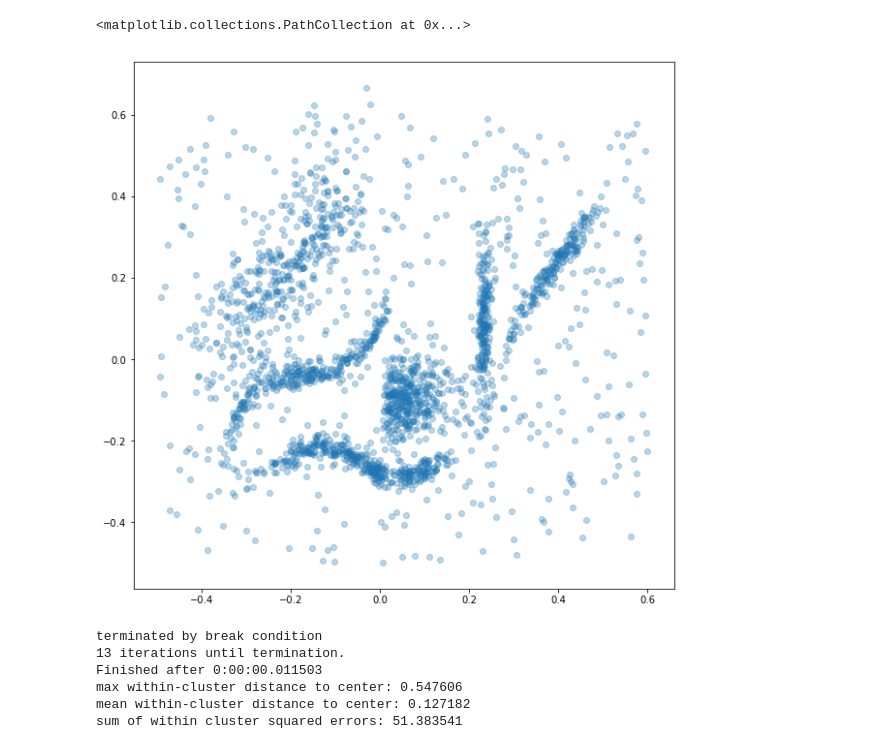
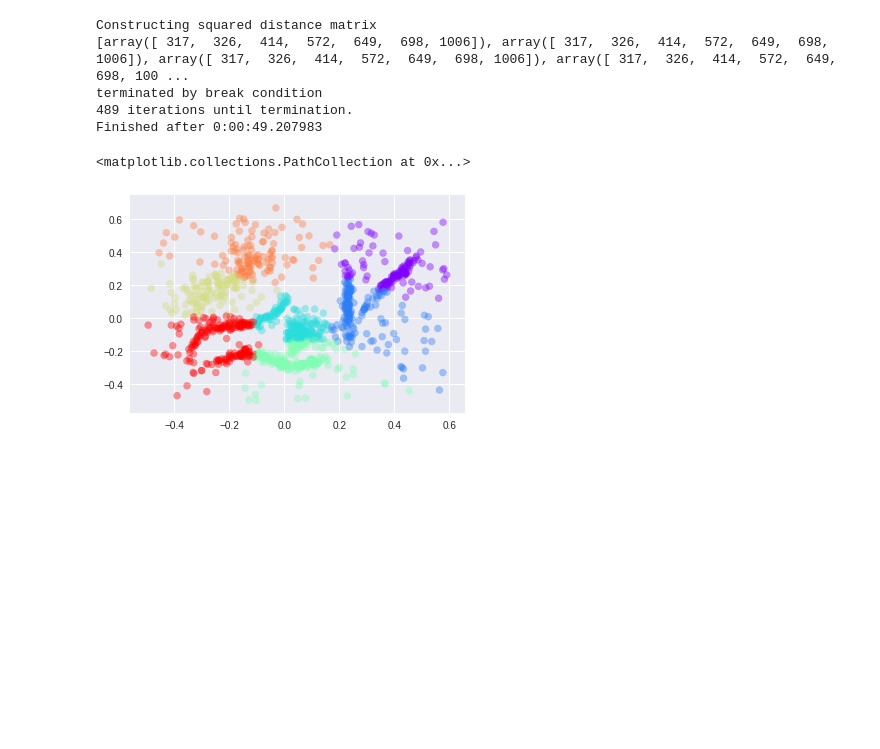
Before and after one commit to clustertoolsgroup/clustertools_project, a Jupyter notebook: example_notebook.ipynb, the cells around one changed output. Cells and saved outputs as stored; diff of their text form; code cells hidden in the pictures; blank space fills up the shorter version.

```diff
--- a/example_notebook.ipynb
+++ b/example_notebook.ipynb
@@ -19,6 +11,21 @@ array([[-0.12153499, -0.22876337],
+# %%
+from importlib import reload
+from clustertools.models import similarity
+similarity = reload(similarity)
+sample = 2
+# %%
+aff = similarity.AffinityPropagation(damp=.4,max_iter= 1000, data=x[::sample,:],sensitivity_weights='min',n_break_storage=10)
+# %%
+aff.fit()
+# %% [output]
+Constructing squared distance matrix
+[array([ 317,  326,  414,  572,  649,  698, 1006]), array([ 317,  326,  414,  572,  649,  698, 1006]), array([ 317,  326,  414,  572,  649,  698, 1006]), array([ 317,  326,  414,  572,  649,  698, 100 ...
+terminated by break condition
+489 iterations until termination.
+Finished after 0:00:49.207983
 # %%
-plt.figure(figsize=(10,10))
-plt.scatter(x[:,0],x[:,1],alpha=.3)
+labels = aff.cluster_labels
+plt.scatter(x[::sample,0],x[::sample,1],c=labels,alpha = .4)
 # %% [output]
 <matplotlib.collections.PathCollection at 0x...>
-[figure, old version]
+[figure, new version]
@@ -29,9 +31,0 @@ kmeans_obj =  KMeans(x,5)
-# %%
-kmeans_obj.fit()
-# %% [output]
-terminated by break condition
-13 iterations until termination.
-Finished after 0:00:00.011503
-max within-cluster distance to center: 0.547606
-mean within-cluster distance to center: 0.127182
-sum of within cluster squared errors: 51.383541
```
Also changed, not shown: parts of 24 cells of this notebook, 1 other file.
